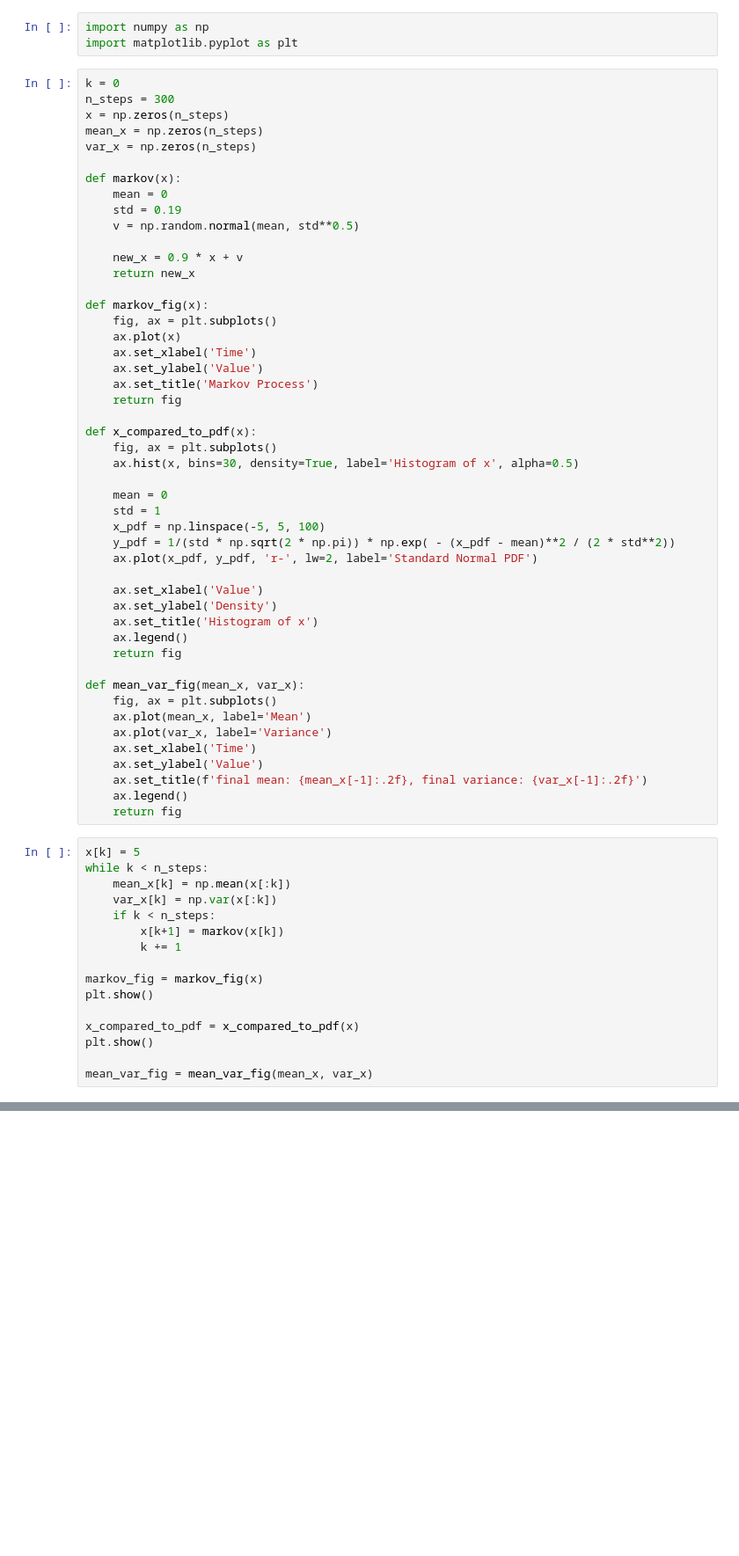
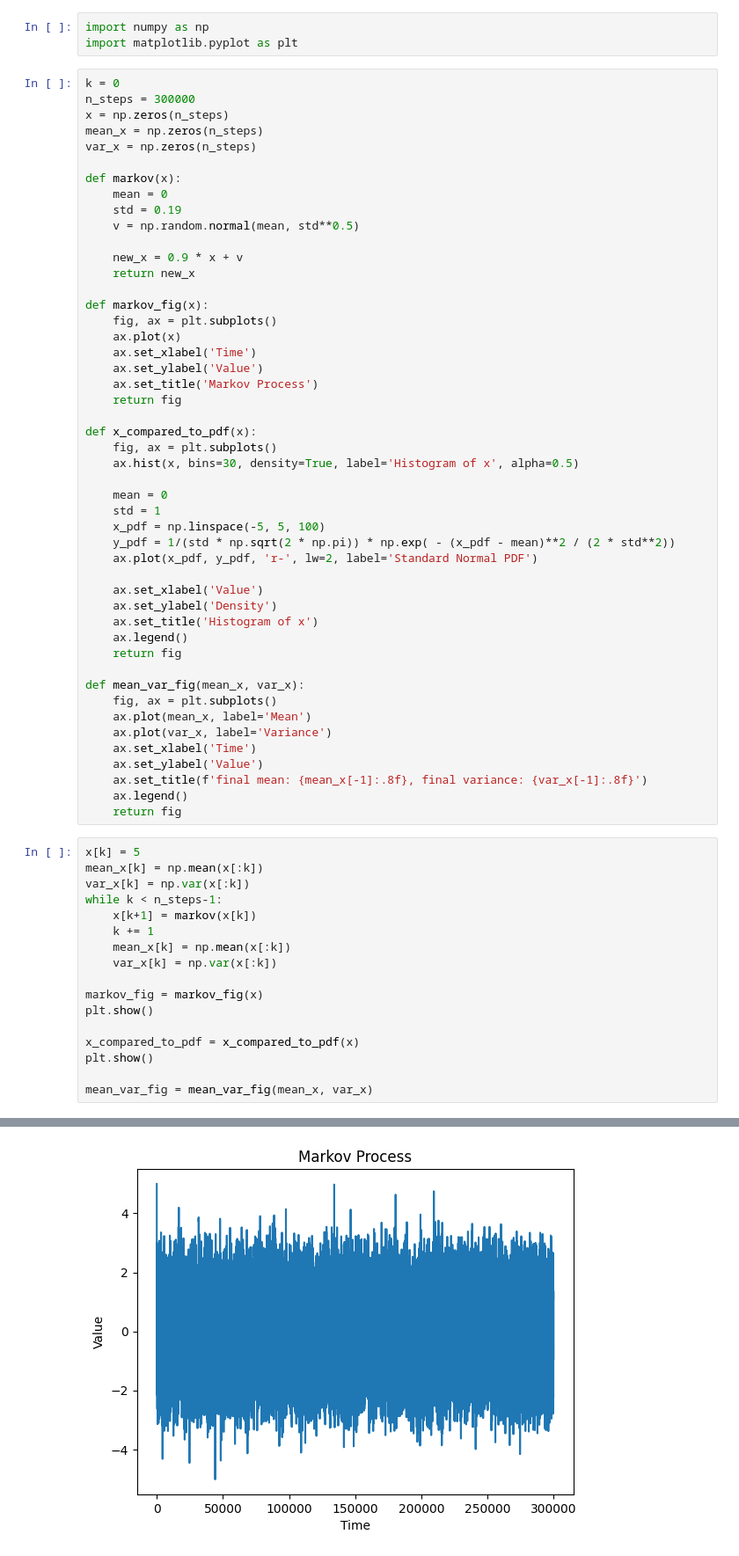
Before and after one commit to augustkl/Advanced-Probebalistic-Machine-Learning, a Jupyter notebook: A5/Q2.ipynb, the cells around one changed output, grey strips where cells are left out. Shown at 88% size. Cells and saved outputs as stored; diff of their text form; blank space fills up the shorter version.

```diff
--- a/A5/Q2.ipynb
+++ b/A5/Q2.ipynb
@@ -3,7 +3,7 @@ import numpy as np
 import matplotlib.pyplot as plt
 # %%
 k = 0
-n_steps = 300
+n_steps = 300000
 x = np.zeros(n_steps)
 mean_x = np.zeros(n_steps)
 var_x = np.zeros(n_steps)
@@ -46,17 +46,18 @@ def mean_var_fig(mean_x, var_x):
     ax.plot(var_x, label='Variance')
     ax.set_xlabel('Time')
     ax.set_ylabel('Value')
-    ax.set_title(f'final mean: {mean_x[-1]:.2f}, final variance: {var_x[-1]:.2f}')
+    ax.set_title(f'final mean: {mean_x[-1]:.8f}, final variance: {var_x[-1]:.8f}')
     ax.legend()
     return fig
 # %%
 x[k] = 5
-while k < n_steps:
+mean_x[k] = np.mean(x[:k])
+var_x[k] = np.var(x[:k])
+while k < n_steps-1:
+    x[k+1] = markov(x[k])
+    k += 1
     mean_x[k] = np.mean(x[:k])
     var_x[k] = np.var(x[:k])
-    if k < n_steps:
-        x[k+1] = markov(x[k])
-        k += 1
 
 markov_fig = markov_fig(x)
 plt.show()
@@ -69,0 +70 @@ IndexError: index 300 is out of bounds for axis 0 with size 300
+[figure, added]
```
Also changed, not shown: parts of 1 cell of this notebook.
